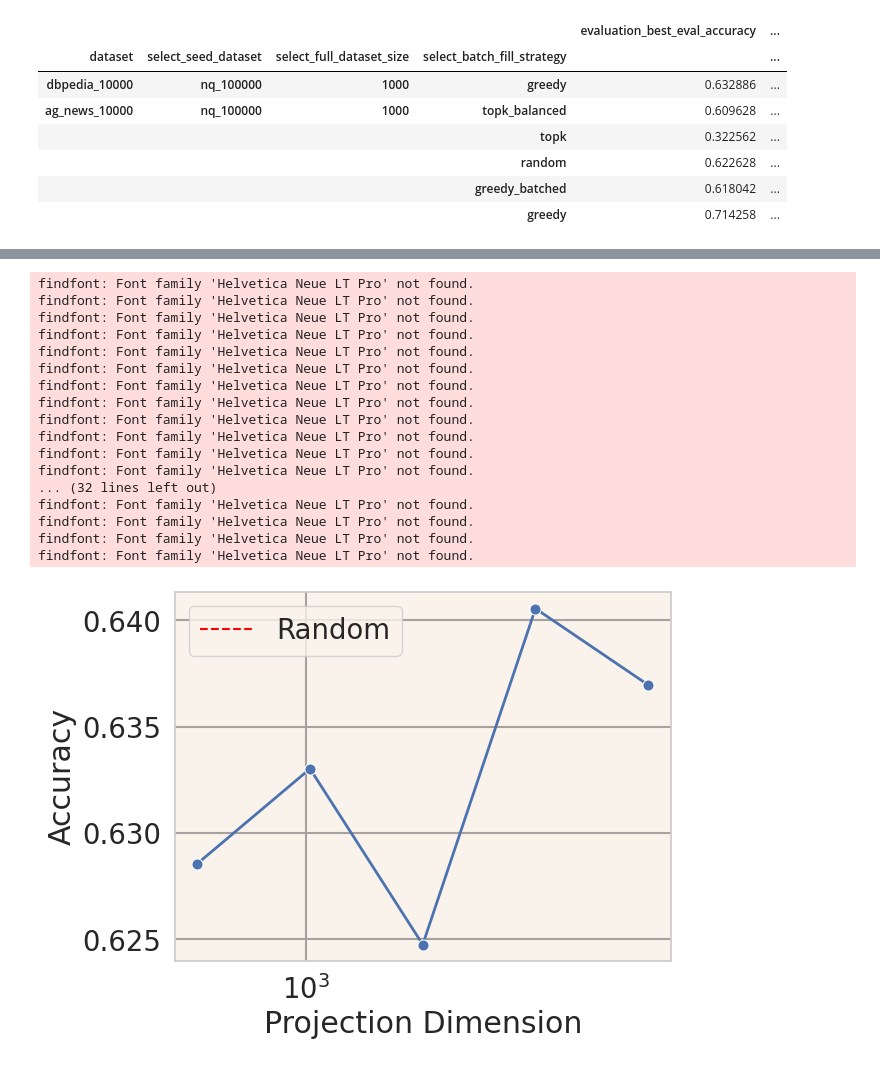
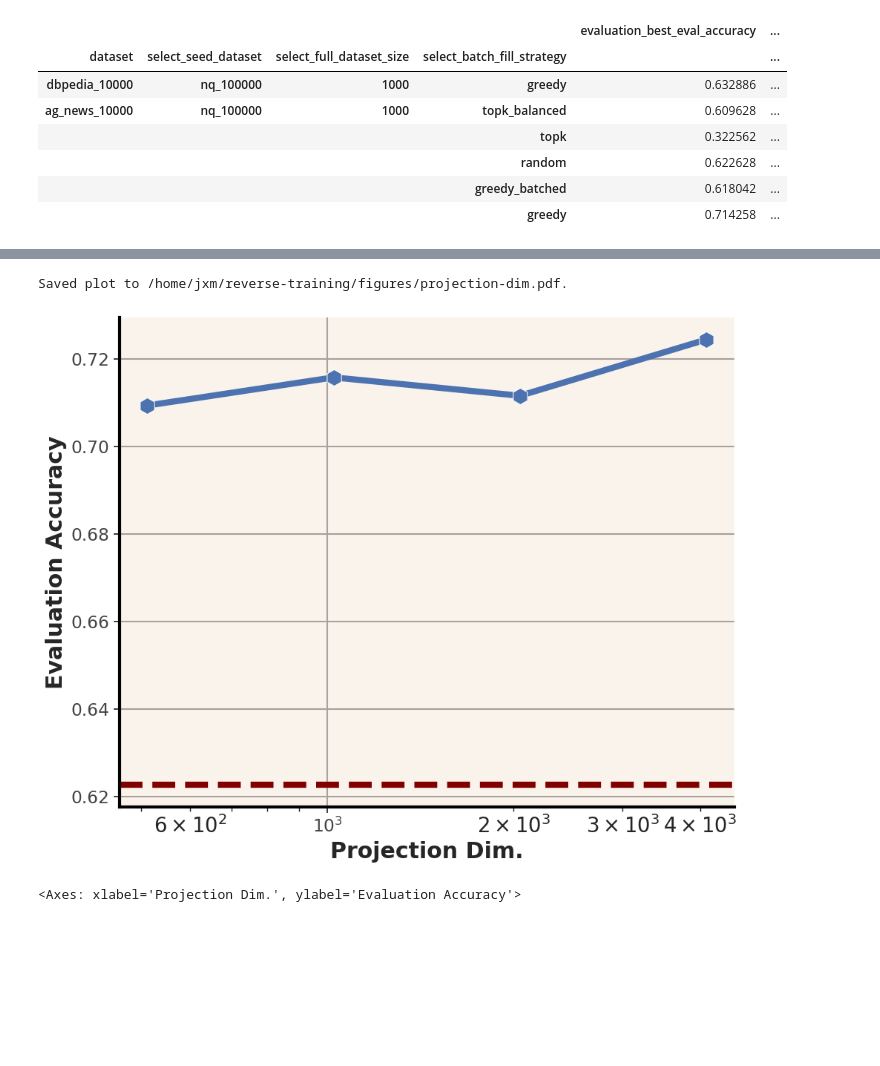
Before and after one commit to jxmorris12/reverse-training, a Jupyter notebook: nbs/2025_03_26_Projection_ablation.ipynb, the cells around one changed output, grey strips where cells are left out. Saved outputs shown, nothing was run; the diff lists cells and outputs as text; code cells hidden in the pictures; blank space fills up the shorter version.

```diff
--- a/nbs/2025_03_26_Projection_ablation.ipynb
+++ b/nbs/2025_03_26_Projection_ablation.ipynb
@@ -93,8 +93,10 @@ final_df
 import seaborn as sns
 import matplotlib.pyplot as plt
 
-dataset = "dbpedia_10000"
-# dataset = "ag_news_10000"
+from utils.plot_utils import plot_df
+
+# dataset = "dbpedia_10000"
+dataset = "ag_news_10000"
 
 # metric = "dataset_full_ot_distance"
 metric = "evaluation_best_eval_accuracy"
@@ -106,20 +108,45 @@ random_val = df[(
 one_df = (
    df[(
         (df["dataset"] == dataset) &
-        (df["select_batch_fill_strategy"] == "greedy")
-        # &
-        # (df["select_projection_dim"] <= 4096)
+        (df["select_batch_fill_strategy"] == "greedy")  &
+        (df["select_projection_dim"] <= 4096)
     )]
 ).groupby(["select_projection_dim"])[metric].mean().reset_index()
 # [col for col in one_df.columns if "size" in col]
-ax = sns.lineplot(data=one_df, x="select_projection_dim", y=metric, lw=2, marker="o", markersize=8)
-ax.set_xlabel("Projection Dimension")
-ax.set_ylabel("Accuracy")
-ax.set_xscale("log")
+# ax = sns.lineplot(data=one_df, x="select_projection_dim", y=metric, lw=2, marker="o", markersize=8)
+# ax.set_xlabel("Projection Dimension")
+# ax.set_ylabel("Accuracy")
+# # ax.set_xscale("log")
 
-# draw horizontal line at random_val
-plt.axhline(y=random_val, color='red', linestyle='--', label='Random')
+# # draw horizontal line at random_val
+# plt.axhline(y=random_val, color='red', linestyle='--', label='Random')
 
-# Add legend
-plt.legend()
+# # Add legend
+# plt.legend()
+
+
+def draw_horizontal_line(ax):
+    ax.axhline(y=random_val, color='maroon', linestyle='--', label='Random', lw=6)
+
+
+plot_df(
+    kind="line",
+    df=one_df,
+    x="select_projection_dim",
+    y="evaluation_best_eval_accuracy",
+    marker="o",
+    markersize=16,
+    xlabel="Projection Dim.",
+    ylabel="Evaluation Accuracy",
+    lw=6,
+    save_path="/home/jxm/reverse-training/figures/projection-dim.pdf",
+    logx=True,
+    logy=False,
+    augment_ax=draw_horizontal_line,
+    # legend_hide=False,
+    # custom_legend_labels={
+    #     "Random": "Random",
+    #     "??": "??"
+    # }
+)
 # %% [output]
@@ -127,18 +170,3 @@ plt.legend()
-findfont: Font family 'Helvetica Neue LT Pro' not found.
-findfont: Font family 'Helvetica Neue LT Pro' not found.
-findfont: Font family 'Helvetica Neue LT Pro' not found.
-findfont: Font family 'Helvetica Neue LT Pro' not found.
-findfont: Font family 'Helvetica Neue LT Pro' not found.
-findfont: Font family 'Helvetica Neue LT Pro' not found.
-findfont: Font family 'Helvetica Neue LT Pro' not found.
-findfont: Font family 'Helvetica Neue LT Pro' not found.
-findfont: Font family 'Helvetica Neue LT Pro' not found.
-findfont: Font family 'Helvetica Neue LT Pro' not found.
-findfont: Font family 'Helvetica Neue LT Pro' not found.
-findfont: Font family 'Helvetica Neue LT Pro' not found.
-... (32 lines left out)
-findfont: Font family 'Helvetica Neue LT Pro' not found.
-findfont: Font family 'Helvetica Neue LT Pro' not found.
-findfont: Font family 'Helvetica Neue LT Pro' not found.
-findfont: Font family 'Helvetica Neue LT Pro' not found.
+Saved plot to /home/jxm/reverse-training/figures/projection-dim.pdf.
-[figure, old version]
+[figure, new version]
+<Axes: xlabel='Projection Dim.', ylabel='Evaluation Accuracy'>
```
Also changed, not shown: parts of 1 cell of this notebook, 10 other files.
